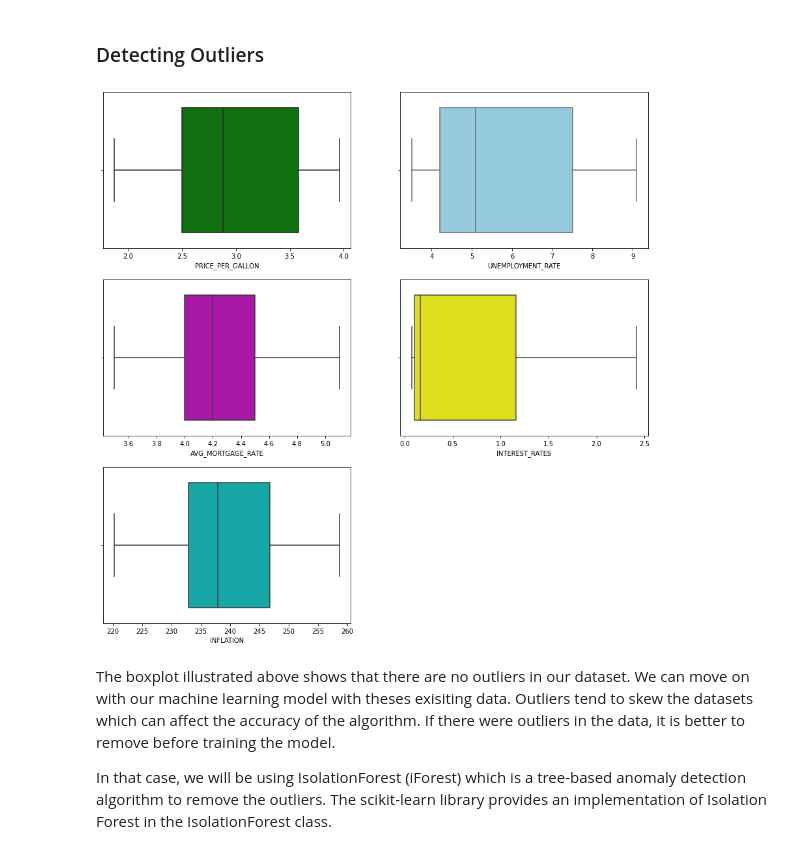
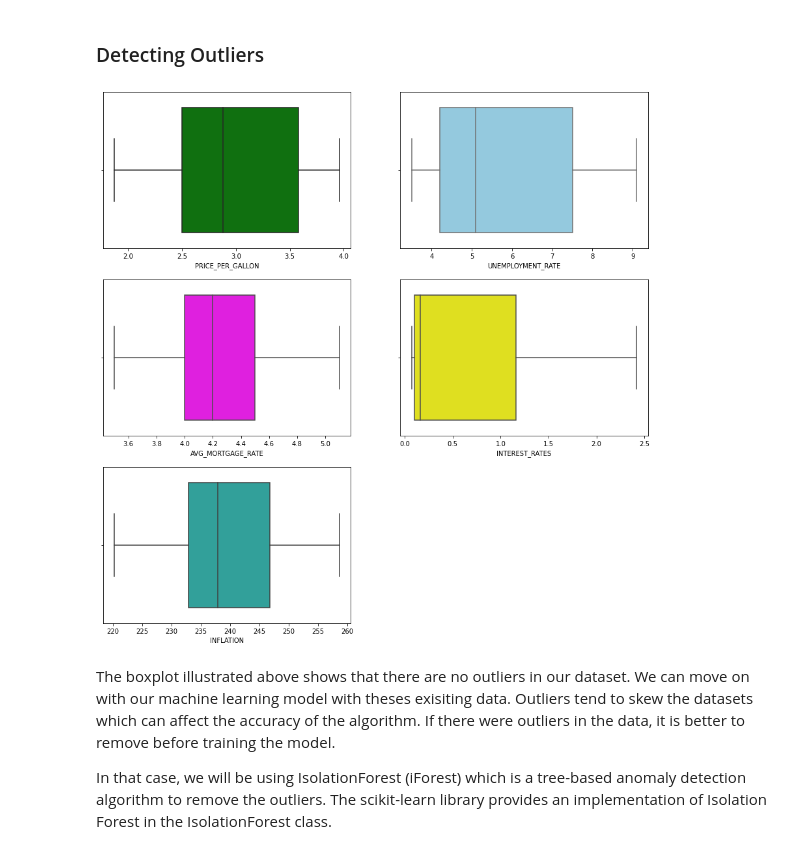
Before and after one commit to pbthompson92/Final_Project_Outliers, a Jupyter notebook: MLModel_3rdSegment.ipynb, the cells around one changed output. Saved outputs shown, nothing was run; the diff lists cells and outputs as text; code cells hidden in the pictures.

```diff
--- a/MLModel_3rdSegment.ipynb
+++ b/MLModel_3rdSegment.ipynb
@@ -84,21 +84,21 @@ There are a total of 943 columns, out of which 6 are independent variables and r
 # %%
 import warnings
 warnings.filterwarnings('ignore')
 # Form a Box-plot for the skewed feature
 plt.figure(figsize=(15,15))
 plt.subplot(3,2,1)
-sns.boxplot(df["PRICE_PER_GALLON"], color="green")
+sns.boxplot(df["PRICE_PER_GALLON"], color="#008000")
 plt.subplot(3,2,2)
 sns.boxplot(df["UNEMPLOYMENT_RATE"], color="#87CEEB")
 plt.subplot(3,2,3)
-sns.boxplot(df["AVG_MORTGAGE_RATE"], color="m")
+sns.boxplot(df["AVG_MORTGAGE_RATE"], color="#FF00FF")
 plt.subplot(3,2,4)
-sns.boxplot(df["INTEREST_RATES"], color="#ffff00")
+sns.boxplot(df["INTEREST_RATES"], color="#FFFF00")
 plt.subplot(3,2,5)
-sns.boxplot(df["INFLATION"], color="c")
+sns.boxplot(df["INFLATION"], color="#20B2AA")
 plt.show()
 # %% [output]
-[figure, old version]
+[figure, new version]
 # %% [markdown]
 The boxplot illustrated above shows that there are no outliers in our dataset. We can move on with our machine learning model with theses exisiting data. Outliers tend to skew the datasets which can affect the accuracy of the algorithm. If there were outliers in the data, it is better to remove before training the model.
 
```
Also changed, not shown: parts of 3 cells of this notebook, 1 other file.
